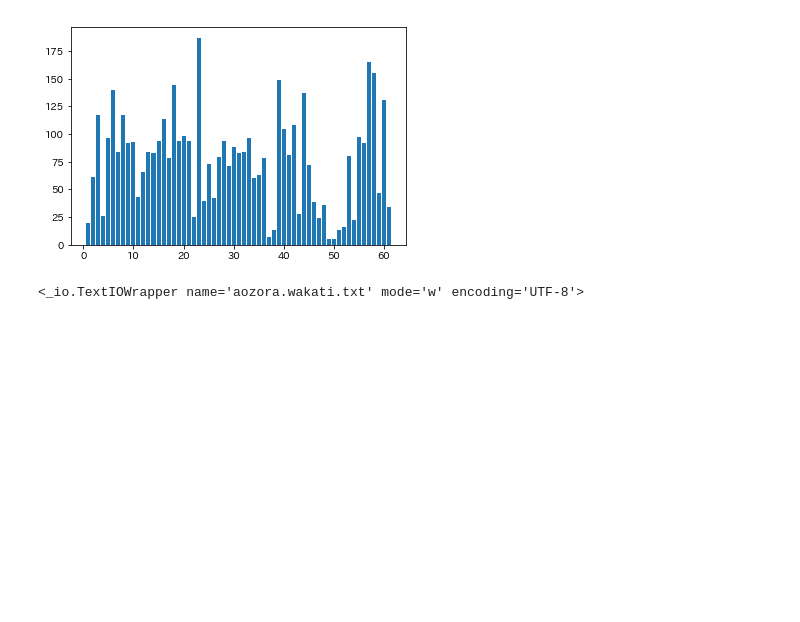
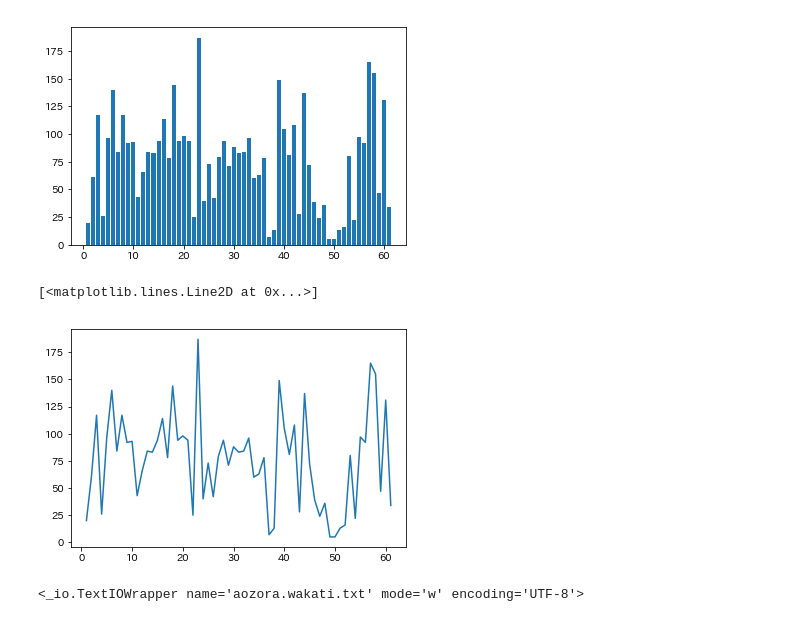
Before and after one commit to qqyz31/qqyz31, a Jupyter notebook: mecab.ipynb, the cells around one changed output. Cells and saved outputs as stored; diff of their text form; code cells hidden in the pictures; blank space fills up the shorter version.

```diff
--- a/mecab.ipynb
+++ b/mecab.ipynb
@@ -117,6 +117,17 @@ plt.bar(nox, county)
 plt.show()
 # %% [output]
 [figure]
+# %%
+import numpy as np
+import matplotlib.pyplot as plt
+
+# 折れ線グラフを出力
+left = np.array(nox)
+height = np.array(county)
+plt.plot(left, height)
+# %% [output]
+[<matplotlib.lines.Line2D at 0x...>]
+[figure, added]
 # %%
 print(fo)
 # %% [output]
```
